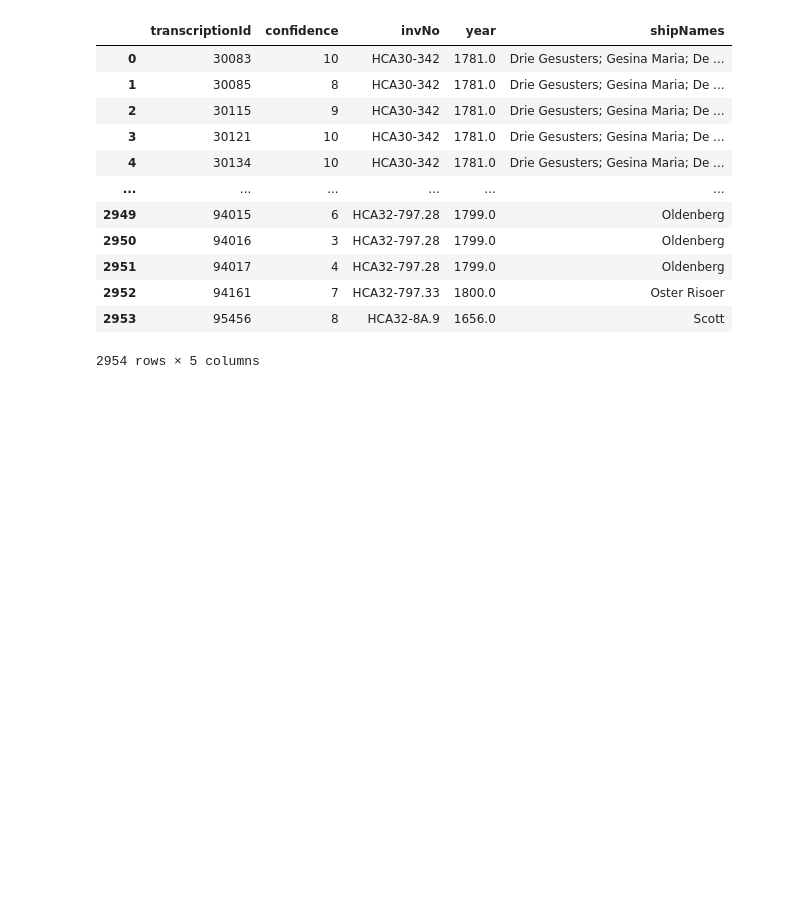
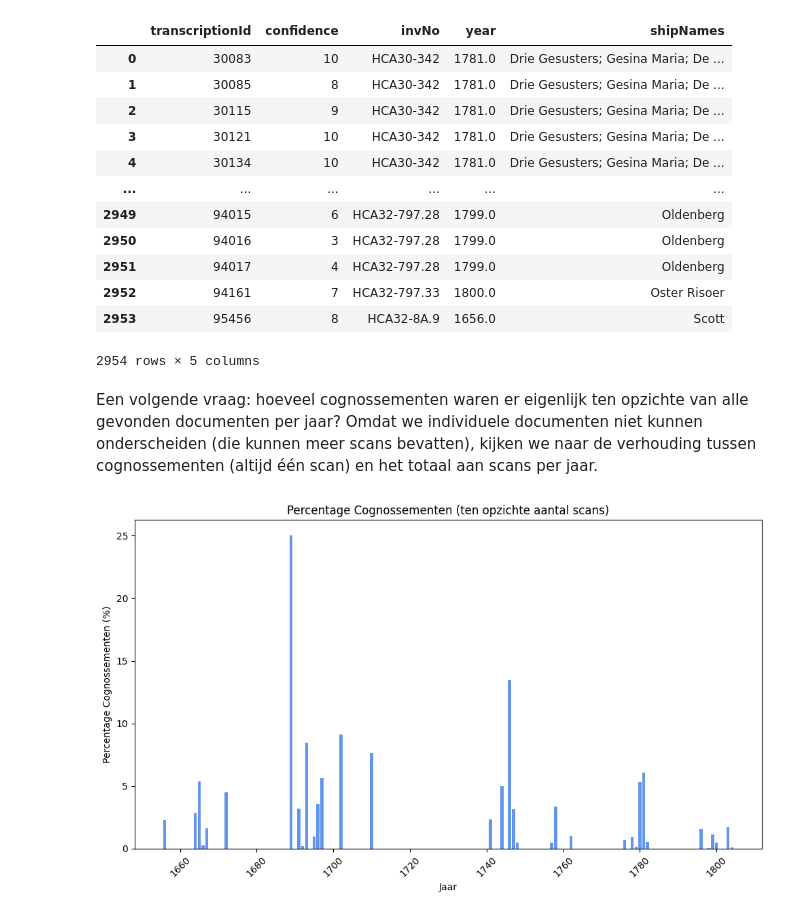
Before and after one commit to gjdekok/cognossementen, a Jupyter notebook: cognossementen.ipynb, the cells around one changed output. Saved outputs shown, nothing was run; the diff lists cells and outputs as text; code cells hidden in the pictures; blank space fills up the shorter version.

```diff
--- a/cognossementen.ipynb
+++ b/cognossementen.ipynb
@@ -24,7 +24,7 @@ import matplotlib.pyplot as plt # Om grafieken te plotten
 from concurrent.futures import ProcessPoolExecutor, as_completed # Voor parallel processen van data
 # %%
 # Ook maken we verbinding met de database vol Prize Paper transcripties.
-path_to_db = '../prizepapers/assets/prize_papers_db.db'
+path_to_db = '../htrhub/scrap/assets/prize_papers_db.db'
 # %% [markdown]
 Na bestudering van een aantal cognossementen zijn enkele kenmerken van dit documenttype geselecteerd, zoals de vaak voorkomende maximale hoogte. Daarnaast zijn de volgende zinssneden geselecteerd die redelijk uniek zijn voor vrachtbriefjes:
 # %%
@@ -183,3 +183,40 @@ results_df
 | 2952 | 94161 | 7 | HCA32-797.33 | 1800.0 | Oster Risoer |
 | 2953 | 95456 | 8 | HCA32-8A.9 | 1656.0 | Scott |
 2954 rows × 5 columns
+# %% [markdown]
+Een volgende vraag: hoeveel cognossementen waren er eigenlijk ten opzichte van alle gevonden documenten per jaar? Omdat we individuele documenten niet kunnen onderscheiden (die kunnen meer scans bevatten), kijken we naar de verhouding tussen cognossementen (altijd één scan) en het totaal aan scans per jaar.
+# %%
+# We kiezen alleen jaren waarvoor we gegevens over cognossementen hebben
+min_year = int(summary_year['year'].min())
+max_year = int(summary_year['year'].max())
+all_years = pd.DataFrame({'year': list(range(min_year, max_year + 1))})
+
+# Totaal aantal pagina's per jaar
+total_docs = df.groupby('year').size().reset_index(name='total_documents')
+
+# Totaal aantal cognossementen per jaar
+cognossement_docs = summary_year.copy()
+cognossement_docs['year'] = summary_year['year'].astype(int)
+
+# Samengevoegd geeft dit alle benodigde informatie
+merged = pd.merge(all_years, total_docs, on='year', how='left')
+merged = pd.merge(merged, cognossement_docs, on='year', how='left')
+merged['total_documents'] = merged['total_documents'].fillna(0).astype(int)
+merged['aantal cognossementen'] = merged['aantal cognossementen'].fillna(0).astype(int)
+
+# We rekenen het percentage cognossementen uit
+merged['percentage'] = merged.apply(
+    lambda row: 0 if row['total_documents'] == 0
+                else (row['aantal cognossementen'] / row['total_documents'] * 100), axis=1
+)
+# %%
+plt.figure(figsize=(10, 6))
+plt.bar(merged['year'], merged['percentage'], color='cornflowerblue')
+plt.xlabel('Jaar')
+plt.ylabel('Percentage Cognossementen (%)')
+plt.title('Percentage Cognossementen (ten opzichte aantal scans)')
+plt.xticks(rotation=45)
+plt.tight_layout()
+plt.show()
+# %% [output]
+[figure, added]
```
Also changed, not shown: parts of 7 cells of this notebook.
